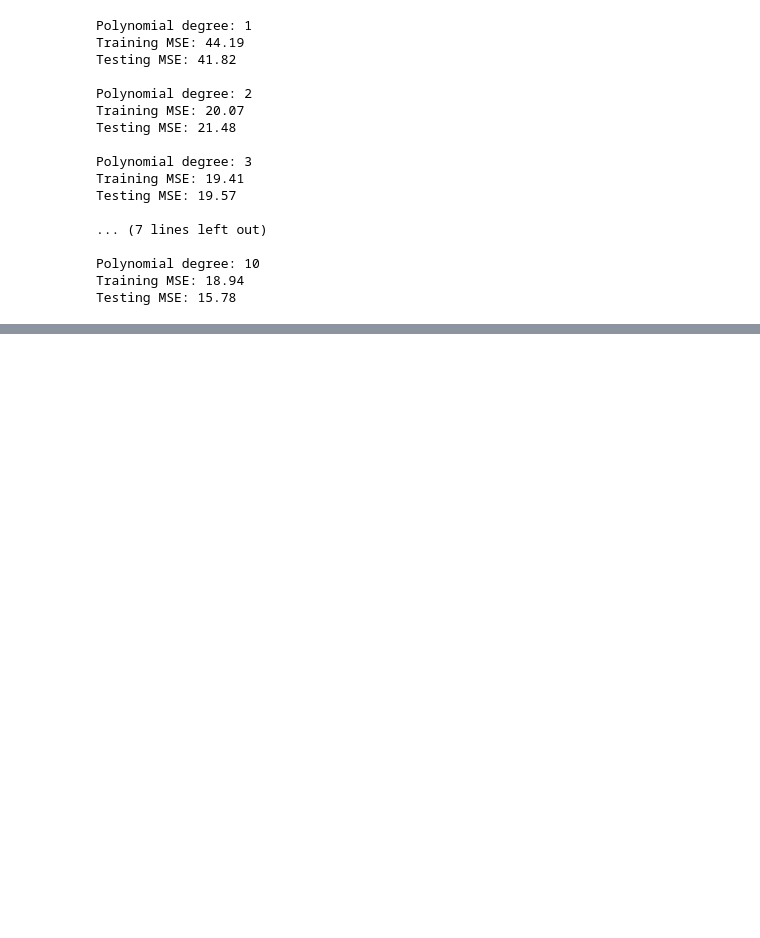
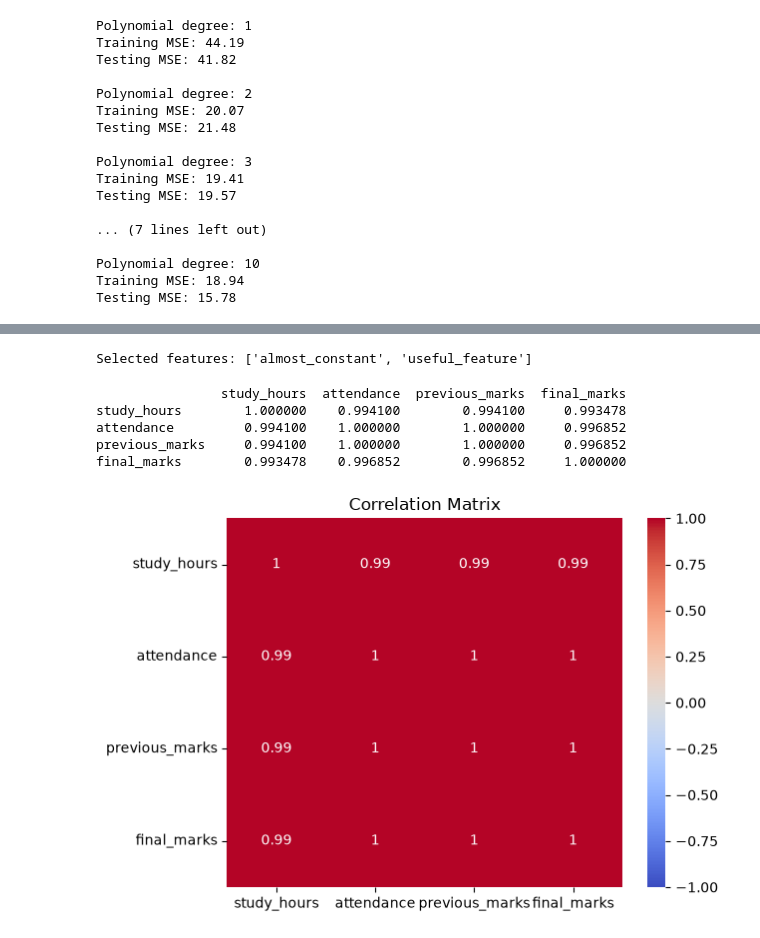
Before and after one commit to khushangh18-techy/AML_Programs, a Jupyter notebook: 15-09-26/Bias_Variance_Tradeof.ipynb, the cells around one changed output, grey strips where cells are left out. Drawn from its saved outputs; the diff is of its cells as text; code cells hidden in the pictures; blank space fills up the shorter version.

Commit message:
feature selection

```diff
--- a/15-09-26/Bias_Variance_Tradeof.ipynb
+++ b/15-09-26/Bias_Variance_Tradeof.ipynb
@@ -328,0 +395,52 @@ Testing MSE: 15.78
+# %%
+import pandas as pd
+from sklearn.feature_selection import VarianceThreshold
+
+X = pd.DataFrame({
+    "constant_feature": [1, 1, 1, 1, 1],
+    "almost_constant": [0, 0, 0, 0, 1],
+    "useful_feature": [10, 20, 30, 40, 50]
+})
+
+selector = VarianceThreshold(threshold=0.0)
+
+X_selected = selector.fit_transform(X)
+
+selected_columns = X.columns[selector.get_support()]
+
+print("Selected features:", list(selected_columns))
+# %% [output]
+Selected features: ['almost_constant', 'useful_feature']
+# %%
+import pandas as pd
+import seaborn as sns
+import matplotlib.pyplot as plt
+
+data = pd.DataFrame({
+    "study_hours": [1, 2, 3, 4, 5, 6],
+    "attendance": [50, 55, 65, 70, 80, 90],
+    "previous_marks": [35, 40, 50, 55, 65, 75],
+    "final_marks": [38, 45, 52, 60, 70, 82]
+})
+# %%
+correlation_matrix = data.corr(numeric_only=True)
+
+print(correlation_matrix)
+
+sns.heatmap(
+    correlation_matrix,
+    annot=True,
+    cmap="coolwarm",
+    vmin=-1,
+    vmax=1
+)
+
+plt.title("Correlation Matrix")
+plt.show()
+# %% [output]
+                study_hours  attendance  previous_marks  final_marks
+study_hours        1.000000    0.994100        0.994100     0.993478
+attendance         0.994100    1.000000        1.000000     0.996852
+previous_marks     0.994100    1.000000        1.000000     0.996852
+final_marks        0.993478    0.996852        0.996852     1.000000
+[figure, added]
```
Also changed, not shown: parts of 13 cells of this notebook, 1 other file.
